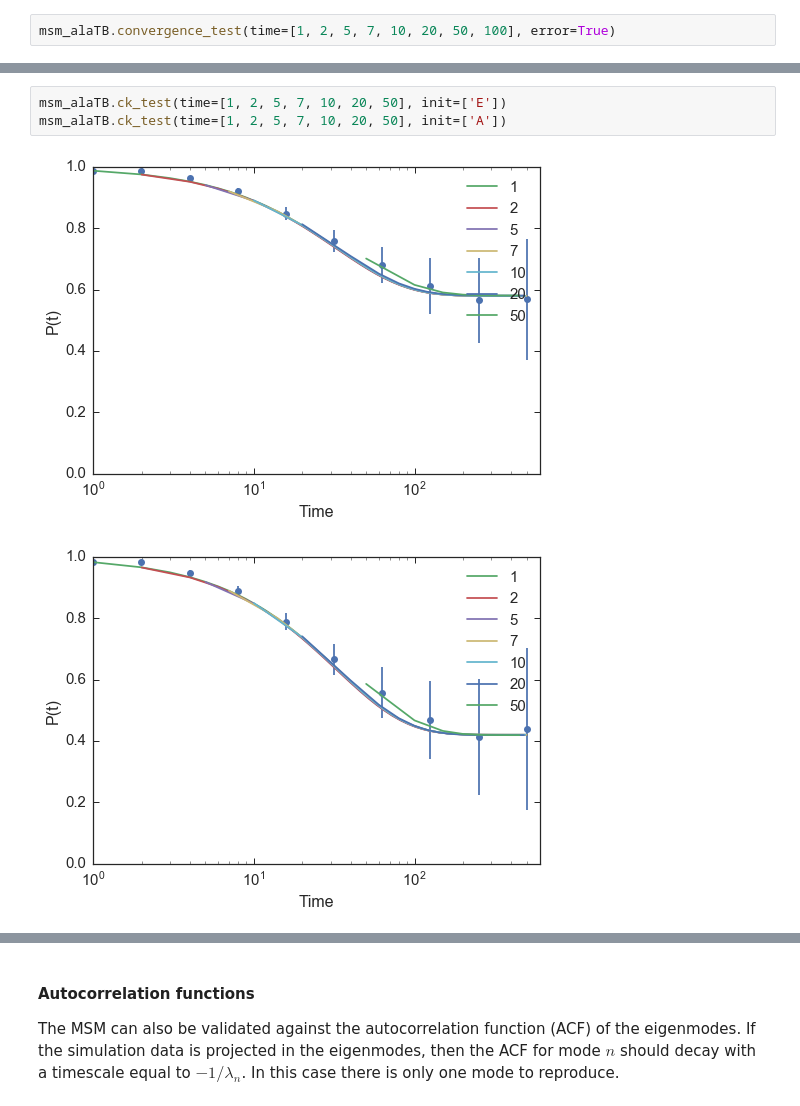
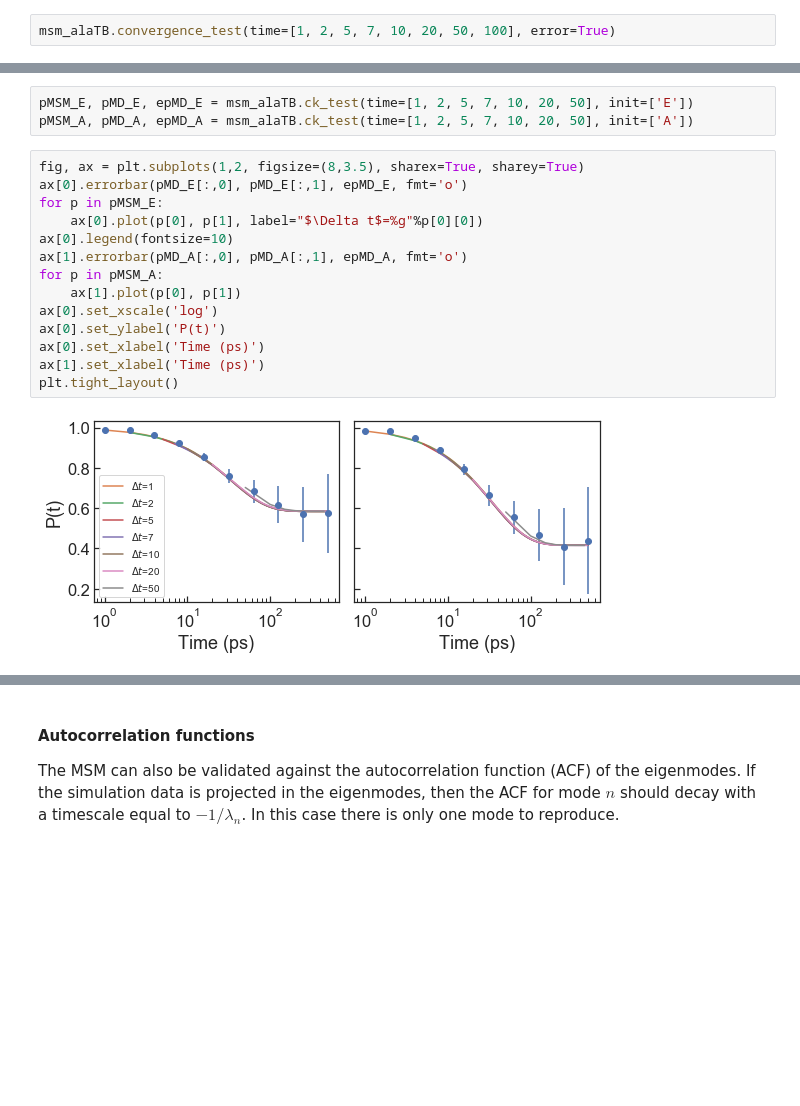
Before and after one commit to BioKT/MasterMSM, a Jupyter notebook: examples/alanine_dipeptide/ala_dipeptide.ipynb, the cells around one changed output, grey strips where cells are left out. Cells and saved outputs as stored; diff of their text form; blank space fills up the shorter version.

```diff
--- a/examples/alanine_dipeptide/ala_dipeptide.ipynb
+++ b/examples/alanine_dipeptide/ala_dipeptide.ipynb
@@ -141,7 +146,20 @@ Another important step in the validation is to carry out is the so-called Chapma
 # %%
-msm_alaTB.ck_test(time=[1, 2, 5, 7, 10, 20, 50], init=['E'])
-msm_alaTB.ck_test(time=[1, 2, 5, 7, 10, 20, 50], init=['A'])
+pMSM_E, pMD_E, epMD_E = msm_alaTB.ck_test(time=[1, 2, 5, 7, 10, 20, 50], init=['E'])
+pMSM_A, pMD_A, epMD_A = msm_alaTB.ck_test(time=[1, 2, 5, 7, 10, 20, 50], init=['A'])
-# %% [output]
-[figure, removed]
-[figure, removed]
+# %%
+fig, ax = plt.subplots(1,2, figsize=(8,3.5), sharex=True, sharey=True)
+ax[0].errorbar(pMD_E[:,0], pMD_E[:,1], epMD_E, fmt='o')
+for p in pMSM_E:
+    ax[0].plot(p[0], p[1], label="$\Delta t$=%g"%p[0][0])
+ax[0].legend(fontsize=10)
+ax[1].errorbar(pMD_A[:,0], pMD_A[:,1], epMD_A, fmt='o')
+for p in pMSM_A:
+    ax[1].plot(p[0], p[1])
+ax[0].set_xscale('log')
+ax[0].set_ylabel('P(t)')
+ax[0].set_xlabel('Time (ps)')
+ax[1].set_xlabel('Time (ps)')
+plt.tight_layout()
+# %% [output]
+[figure, added]
 # %% [markdown]
```
Also changed, not shown: parts of 26 cells of this notebook.
